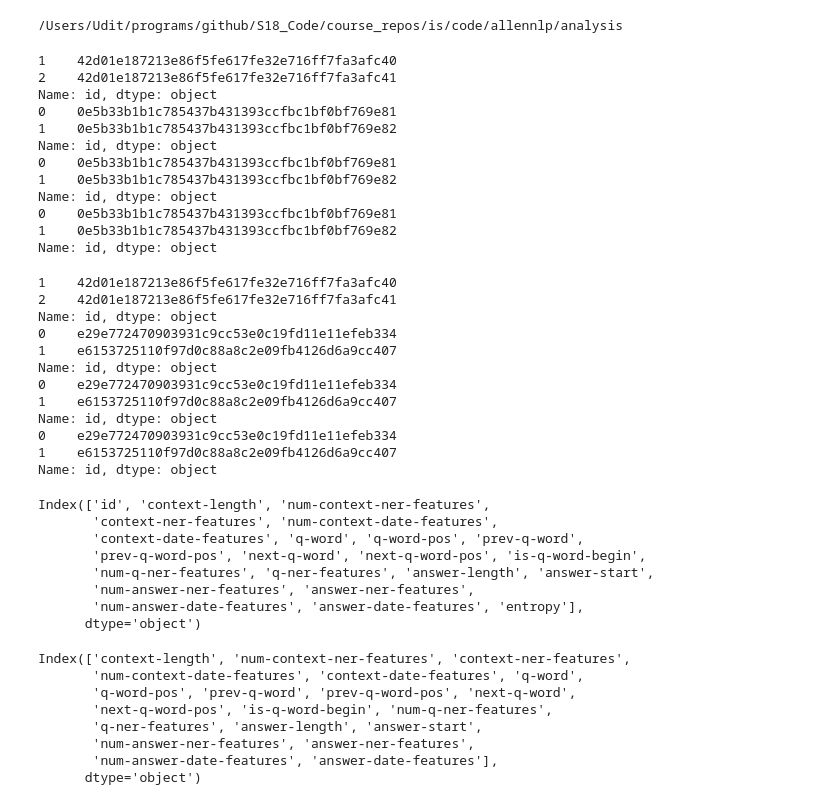
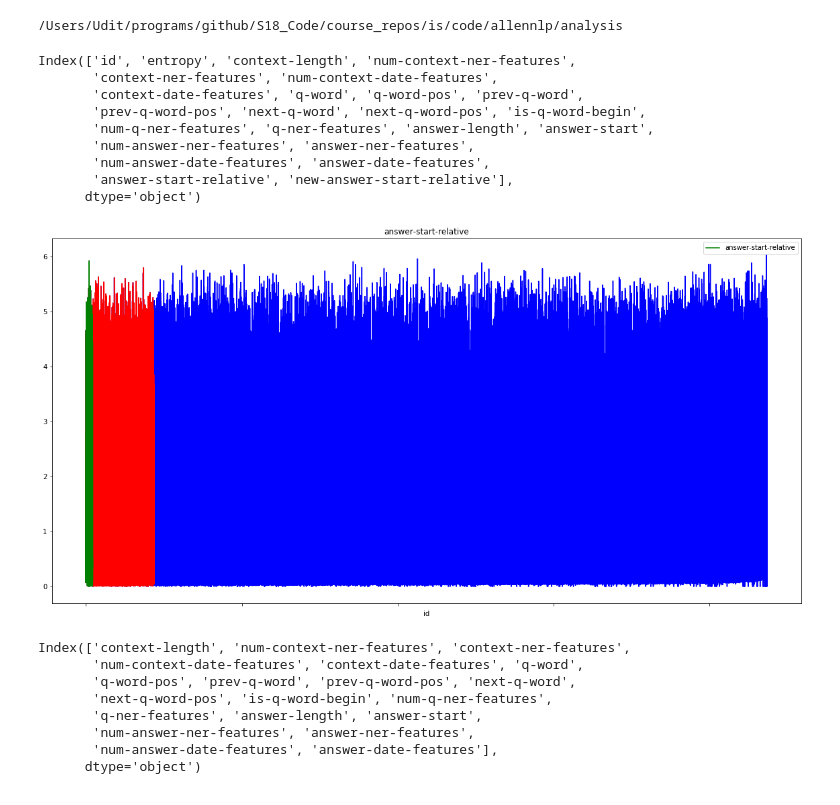
Before and after one commit to Uppaal/allennlp, a Jupyter notebook: analysis/Analysis.ipynb, the cells around one changed output. Saved outputs shown, nothing was run; the diff lists cells and outputs as text; code cells hidden in the pictures.

```diff
--- a/analysis/Analysis.ipynb
+++ b/analysis/Analysis.ipynb
@@ -20,6 +20,41 @@ def plot_cols(sm_copy, columns, title):
     ax_10 = sm_cl[:top10].plot(ax=ax_all, x='id',title=title, figsize=(20,10),color='r', legend=False)
     ax_1 = sm_cl[:top1].plot(ax=ax_10, x='id',title=title, figsize=(20,10),color='g')
 #     ax_1.figure.savefig(title)
+# %%
+def plot_single_feature(sorted_file, plot=True):
+    base_file = "data/newsqa_df.pkl"
+
+    base_df = pd.read_pickle(base_file)
+    sorted_df = pd.read_csv(sorted_file)
+    sorted_df.columns = ['id','entropy']
+    merged = pd.merge(sorted_df, base_df, on='id')
+    window_length = 100
+    # print(len(base_df), len(sorted_df), len(merged))
+#     print(base_df.iloc[0:2].loc[:,'id'])
+#     print(sorted_df.iloc[0:2].loc[:,'id'])
+#     print(merged.iloc[0:2].loc[:,'id'])
+#     sm = merged.sort_values('entropy', ascending=True)
+    sm = merged.copy()
+#     print(merged.iloc[0:2].loc[:,'id'])
+    sm['answer-start-relative'] = sm['answer-start']/sm['context-length']
+    sm['new-answer-start-relative'] = sm['answer-start-relative'].rolling(20).mean()
+    print(sm.columns)
+    if plot == True:
+        cols_1 = ['answer-start-relative']
+        plot_cols(sm, cols_1,title='answer-start-relative')
+# %%
+plot_single_feature(logits_d10_t10_i1)
+# %% [output]
+Index(['id', 'entropy', 'context-length', 'num-context-ner-features',
+       'context-ner-features', 'num-context-date-features',
+       'context-date-features', 'q-word', 'q-word-pos', 'prev-q-word',
+       'prev-q-word-pos', 'next-q-word', 'next-q-word-pos', 'is-q-word-begin',
+       'num-q-ner-features', 'q-ner-features', 'answer-length', 'answer-start',
+       'num-answer-ner-features', 'answer-ner-features',
+       'num-answer-date-features', 'answer-date-features',
+       'answer-start-relative', 'new-answer-start-relative'],
+      dtype='object')
+[figure, added]
 # %%
 def plot_features(sorted_file, plot=True):
     base_file = "data/newsqa_df.pkl"
@@ -54,44 +95,3 @@ def plot_features(sorted_file, plot=True):
-# %%
-plot_features(logits_1_i1, plot=False)
-# %% [output]
-1    42d01e187213e86f5fe617fe32e716ff7fa3afc40
-2    42d01e187213e86f5fe617fe32e716ff7fa3afc41
-Name: id, dtype: object
-0    0e5b33b1b1c785437b431393ccfbc1bf0bf769e81
-1    0e5b33b1b1c785437b431393ccfbc1bf0bf769e82
-Name: id, dtype: object
-0    0e5b33b1b1c785437b431393ccfbc1bf0bf769e81
-1    0e5b33b1b1c785437b431393ccfbc1bf0bf769e82
-Name: id, dtype: object
-0    0e5b33b1b1c785437b431393ccfbc1bf0bf769e81
-1    0e5b33b1b1c785437b431393ccfbc1bf0bf769e82
-Name: id, dtype: object
-# %%
-plot_features(logits_d1_t1_i1, False)
-# %% [output]
-1    42d01e187213e86f5fe617fe32e716ff7fa3afc40
-2    42d01e187213e86f5fe617fe32e716ff7fa3afc41
-Name: id, dtype: object
-0    e29e772470903931c9cc53e0c19fd11e11efeb334
-1    e6153725110f97d0c88a8c2e09fb4126d6a9cc407
-Name: id, dtype: object
-0    e29e772470903931c9cc53e0c19fd11e11efeb334
-1    e6153725110f97d0c88a8c2e09fb4126d6a9cc407
-Name: id, dtype: object
-0    e29e772470903931c9cc53e0c19fd11e11efeb334
-1    e6153725110f97d0c88a8c2e09fb4126d6a9cc407
-Name: id, dtype: object
-# %%
-sm.columns
-# %% [output]
-Index(['id', 'context-length', 'num-context-ner-features',
-       'context-ner-features', 'num-context-date-features',
-       'context-date-features', 'q-word', 'q-word-pos', 'prev-q-word',
-       'prev-q-word-pos', 'next-q-word', 'next-q-word-pos', 'is-q-word-begin',
-       'num-q-ner-features', 'q-ner-features', 'answer-length', 'answer-start',
-       'num-answer-ner-features', 'answer-ner-features',
-       'num-answer-date-features', 'answer-date-features', 'entropy'],
-      dtype='object')
 # %%
 base_file = "data/squad_df.pkl"
 
```
Also changed, not shown: parts of 2 cells of this notebook, 5 other files.
